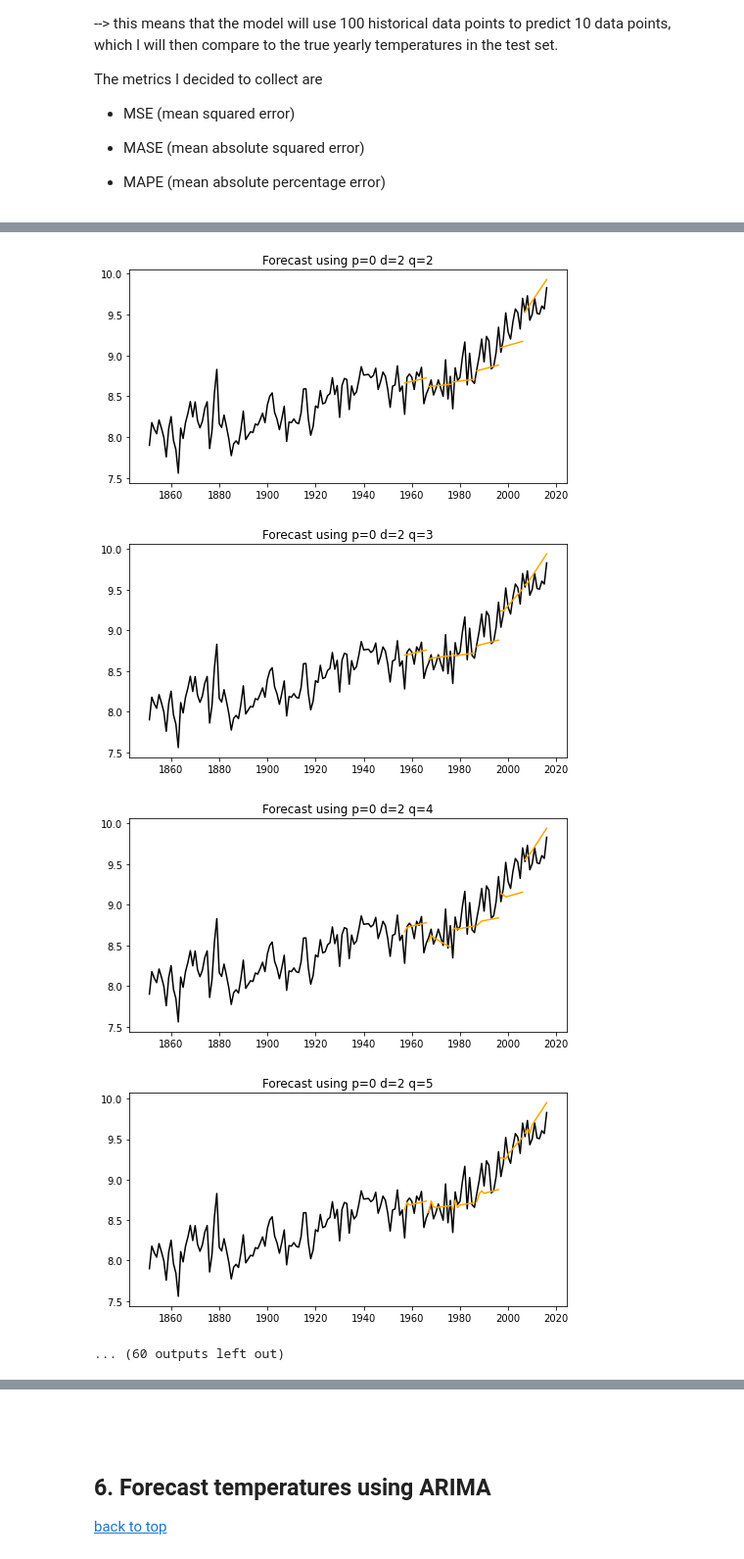
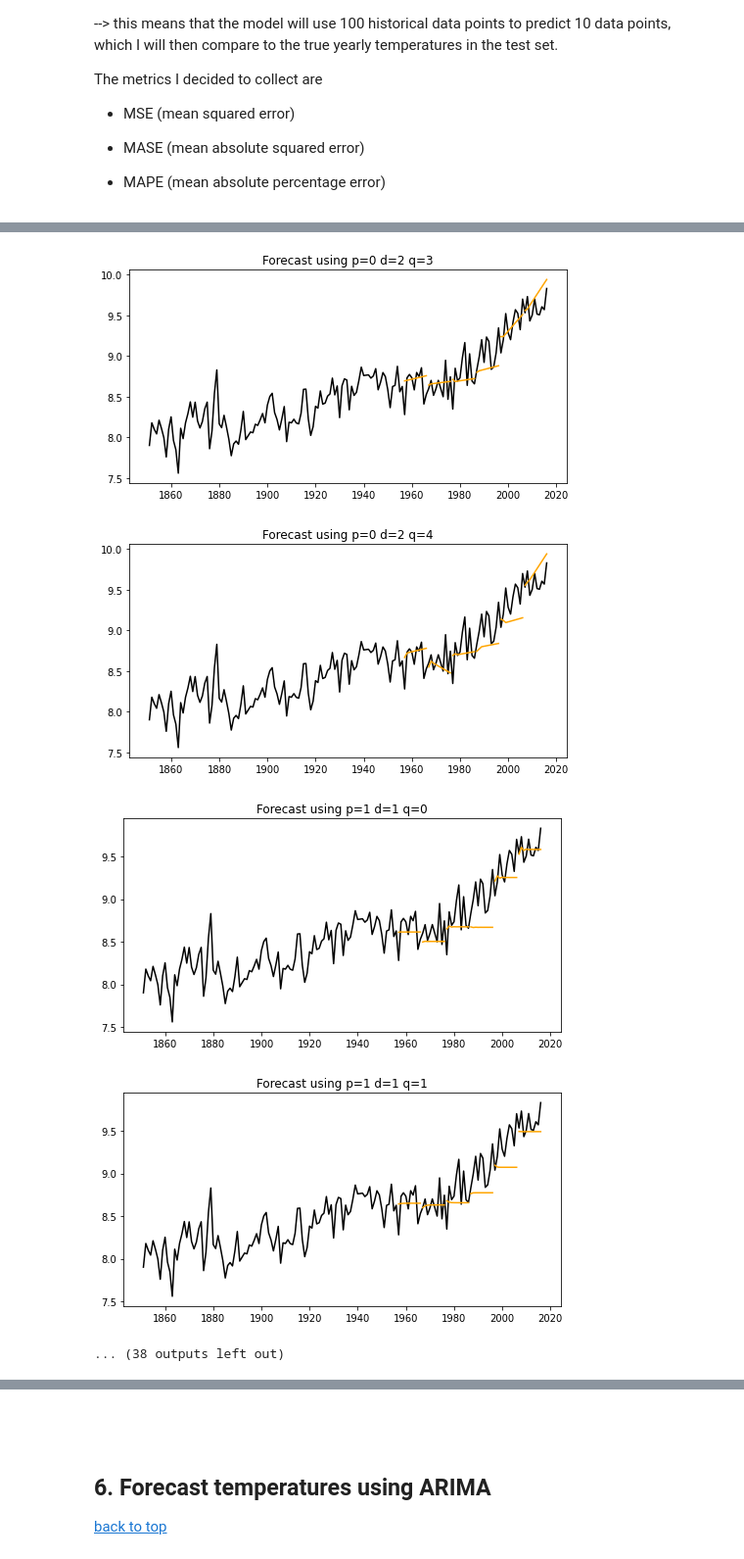
Before and after one commit to pamelahathway/climate_forecasting, a Jupyter notebook: notebooks/climate_forecasting.ipynb, the cells around one changed output, grey strips where cells are left out. Shown at 98% size. Saved outputs shown, nothing was run; the diff lists cells and outputs as text; code cells hidden in the pictures.

```diff
--- a/notebooks/climate_forecasting.ipynb
+++ b/notebooks/climate_forecasting.ipynb
@@ -63,7 +75,7 @@ def load_csv_file(filename: str, date_column: str):
     df = df.set_index(date_column)
     return df
 # %%
-temperature = load_csv_file(filename, "dt")
+temperature = load_csv_file(filename, col_name_date)
 temperature
 # %% [output]
 loading GlobalTemperatures
@@ -268,13 +279,13 @@ AICC = Akaike Information Criterion for small samples
 BIC = Bayesian Information Criterion
 # %%
+p_values_to_try = range(10)
 d_values_to_try = range(1, 3)
-p_values_to_try = range(10)
 q_values_to_try = range(5)
 p_d_q_combinations = list(it.product(p_values_to_try, d_values_to_try, q_values_to_try))
 
 parameter_results = []
 for p, d, q in p_d_q_combinations:
-    mod = ARIMA(avg_temp_per_year["LandAverageTemperature"], order=(p, d, q))
+    mod = ARIMA(avg_temp_per_year[col_name_T], order=(p, d, q))
     fitted_model = mod.fit()
     parameter_results.append(
         [
@@ -338,3 +351,12 @@ The metrics I decided to collect are
 # %%
 NUM_YEARS_FOR_TRAINING = 100
 YEARS_TO_FORECAST = 10
+NUM_BACKTESTS = (avg_temp_per_year.shape[0] - 100) // YEARS_TO_FORECAST
+FIRST_YEAR_IDX = avg_temp_per_year.shape[0] - 100 - YEARS_TO_FORECAST * NUM_BACKTESTS
+BACKTEST_START_YEARS = avg_temp_per_year.index[np.arange(FIRST_YEAR_IDX, avg_temp_per_year.shape[0] - NUM_YEARS_FOR_TRAINING, YEARS_TO_FORECAST)].year.values
+
+print(f"will run {NUM_BACKTESTS} backtests:")
+print(f"each backtest trains a model on {NUM_YEARS_FOR_TRAINING} years of data to predict the following {YEARS_TO_FORECAST} years.")
+for start_idx in BACKTEST_START_YEARS:
+    end_idx = start_idx + NUM_YEARS_FOR_TRAINING
+    print(f"    training data [{start_idx} - {start_idx+NUM_YEARS_FOR_TRAINING-1}], to predict [{end_idx} - {end_idx+YEARS_TO_FORECAST}]")
@@ -341,9 +372,6 @@ YEARS_TO_FORECAST = 10
 # %%
 def run_backtests(series: pd.DataFrame, order: Tuple[int, int, int] = (1, 1, 1)) -> pd.DataFrame:
     # create backtest training and test sets
-
-    num_backtests = (series.shape[0] - 100) // YEARS_TO_FORECAST
-    first_year_idx = series.shape[0] - 100 - YEARS_TO_FORECAST * num_backtests
 
     result_collection = []
 
@@ -351,7 +379,7 @@ def run_backtests(series: pd.DataFrame, order: Tuple[int, int, int] = (1, 1, 1))
     ax.plot(series, c="k")
 
     for start_idx in range(
-        first_year_idx, series.shape[0] - NUM_YEARS_FOR_TRAINING, YEARS_TO_FORECAST
+        FIRST_YEAR_IDX, series.shape[0] - NUM_YEARS_FOR_TRAINING, YEARS_TO_FORECAST
     ):
         end_idx = start_idx + NUM_YEARS_FOR_TRAINING
         start_year = series.index[start_idx].year
@@ -394,15 +422,15 @@ def run_backtests(series: pd.DataFrame, order: Tuple[int, int, int] = (1, 1, 1))
 
     return result_collection, fig
 # %%
+p_values_to_backtest = range(5)
 d_values_to_backtest = range(1, 3)
-p_values_to_backtest = range(6)
-q_values_to_backtest = range(6)
-p_d_q_combinations = list(it.product(d_values_to_backtest, p_values_to_backtest, q_values_to_backtest))
+q_values_to_backtest = range(5)
+p_d_q_combinations = list(it.product(p_values_to_backtest, d_values_to_backtest, q_values_to_backtest))
 
 backtest_results = []
 for p, d, q in p_d_q_combinations:
     backtest_results_temp, fig = run_backtests(
-        series=avg_temp_per_year["LandAverageTemperature"], order=(p, d, q)
+        series=avg_temp_per_year[col_name_T], order=(p, d, q)
     )
     backtest_results.append(backtest_results_temp)
 
@@ -419,5 +447,5 @@ backtest_results = pd.concat(backtest_results)
-[figure, old version]
+[figure, new version]
-[figure, old version]
+[figure, new version]
-[figure, old version]
+[figure, new version]
-[figure, old version]
+[figure, new version]
-... (60 outputs left out)
+... (38 outputs left out)
```
Also changed, not shown: parts of 30 cells of this notebook.
